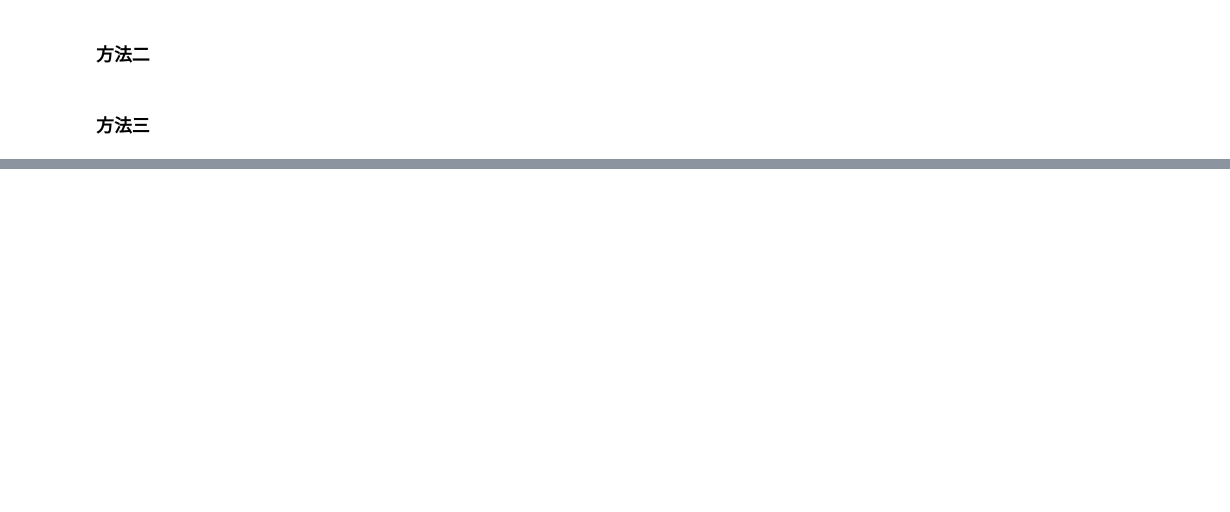
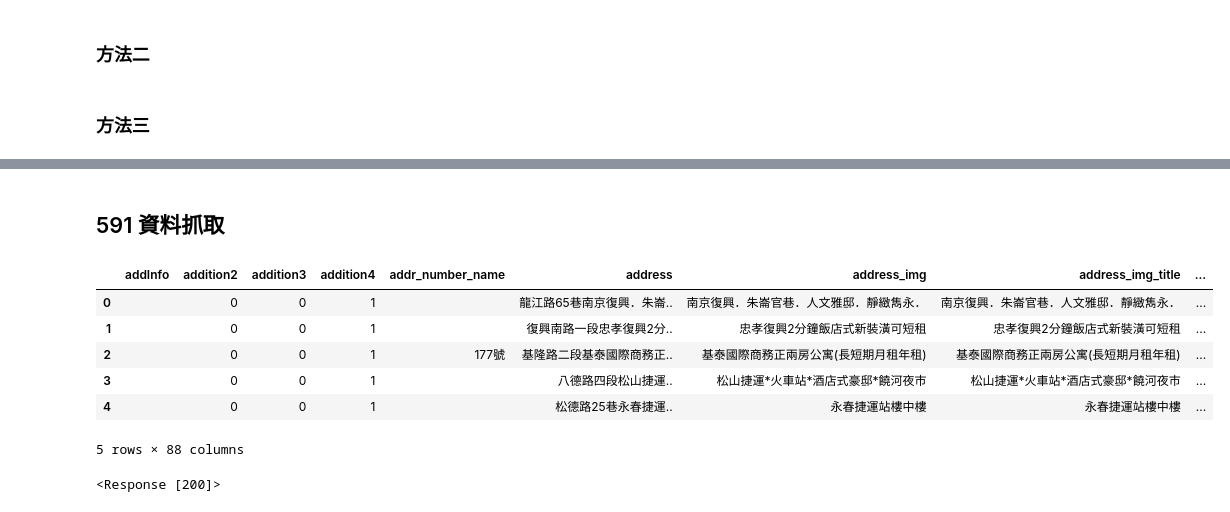
Before and after one commit to ywchiu/fubonpy, a Jupyter notebook: Demo20180129.ipynb, the cells around one changed output, grey strips where cells are left out. Saved outputs shown, nothing was run; the diff lists cells and outputs as text; code cells hidden in the pictures; blank space fills up the shorter version.

```diff
--- a/Demo20180129.ipynb
+++ b/Demo20180129.ipynb
@@ -253,0 +283,29 @@ df.head(1)
+# %% [markdown]
+## 591 資料抓取
+# %%
+import requests
+headers ={
+  'User-Agent': 'Mozilla/5.0 (Windows NT 6.1; Win64; x64) AppleWebKit/537.36 (KHTML, like Gecko) Chrome/63.0.3239.84 Safari/537.36'
+}
+res = requests.get('https://rent.591.com.tw/home/search/rsList?is_new_list=1&type=1&kind=0&searchtype=1&region=1&firstRow=30&totalRows=9913', headers = headers)
+jd = res.json()
+# %%
+df = pandas.DataFrame(jd['data']['data'])
+df.head()
+# %% [output]
+|  | addInfo | addition2 | addition3 | addition4 | addr_number_name | address | address_img | address_img_title | ... |
+| 0 |  | 0 | 0 | 1 |  | 龍江路65巷南京復興．朱崙.. | 南京復興．朱崙官巷．人文雅邸．靜緻雋永． | 南京復興．朱崙官巷．人文雅邸．靜緻雋永． | ... |
+| 1 |  | 0 | 0 | 1 |  | 復興南路一段忠孝復興2分.. | 忠孝復興2分鐘飯店式新裝潢可短租 | 忠孝復興2分鐘飯店式新裝潢可短租 | ... |
+| 2 |  | 0 | 0 | 1 | 177號 | 基隆路二段基泰國際商務正.. | 基泰國際商務正兩房公寓(長短期月租年租) | 基泰國際商務正兩房公寓(長短期月租年租) | ... |
+| 3 |  | 0 | 0 | 1 |  | 八德路四段松山捷運.. | 松山捷運*火車站*酒店式豪邸*饒河夜市 | 松山捷運*火車站*酒店式豪邸*饒河夜市 | ... |
+| 4 |  | 0 | 0 | 1 |  | 松德路25巷永春捷運.. | 永春捷運站樓中樓 | 永春捷運站樓中樓 | ... |
+5 rows × 88 columns
+# %%
+import requests
+headers ={
+  'User-Agent': 'Mozilla/5.0 (Windows NT 6.1; Win64; x64) AppleWebKit/537.36 (KHTML, like Gecko) Chrome/63.0.3239.84 Safari/537.36'
+}
+res = requests.get('http://www.largitdata.com', headers = headers)
+res
+# %% [output]
+<Response [200]>
```
Also changed, not shown: parts of 2 cells of this notebook.
